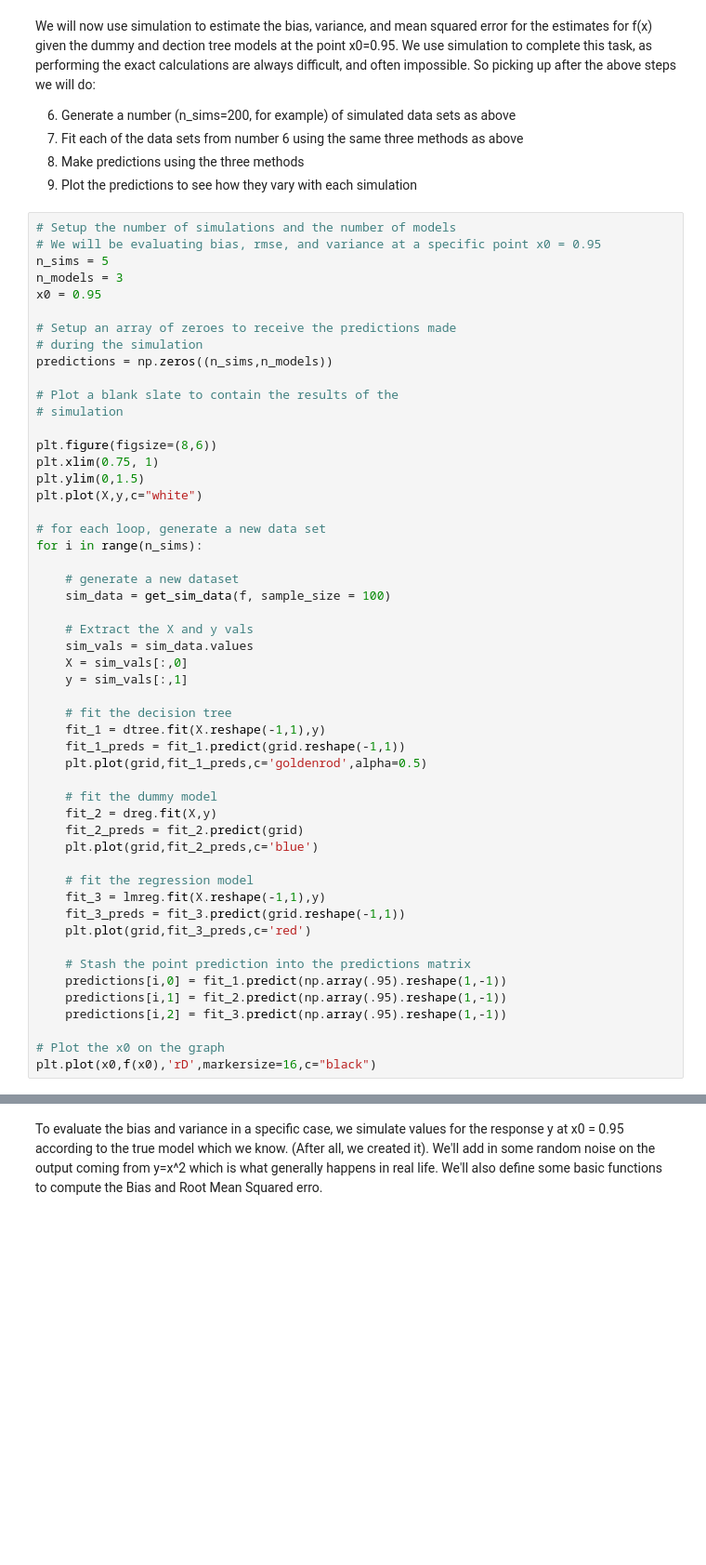
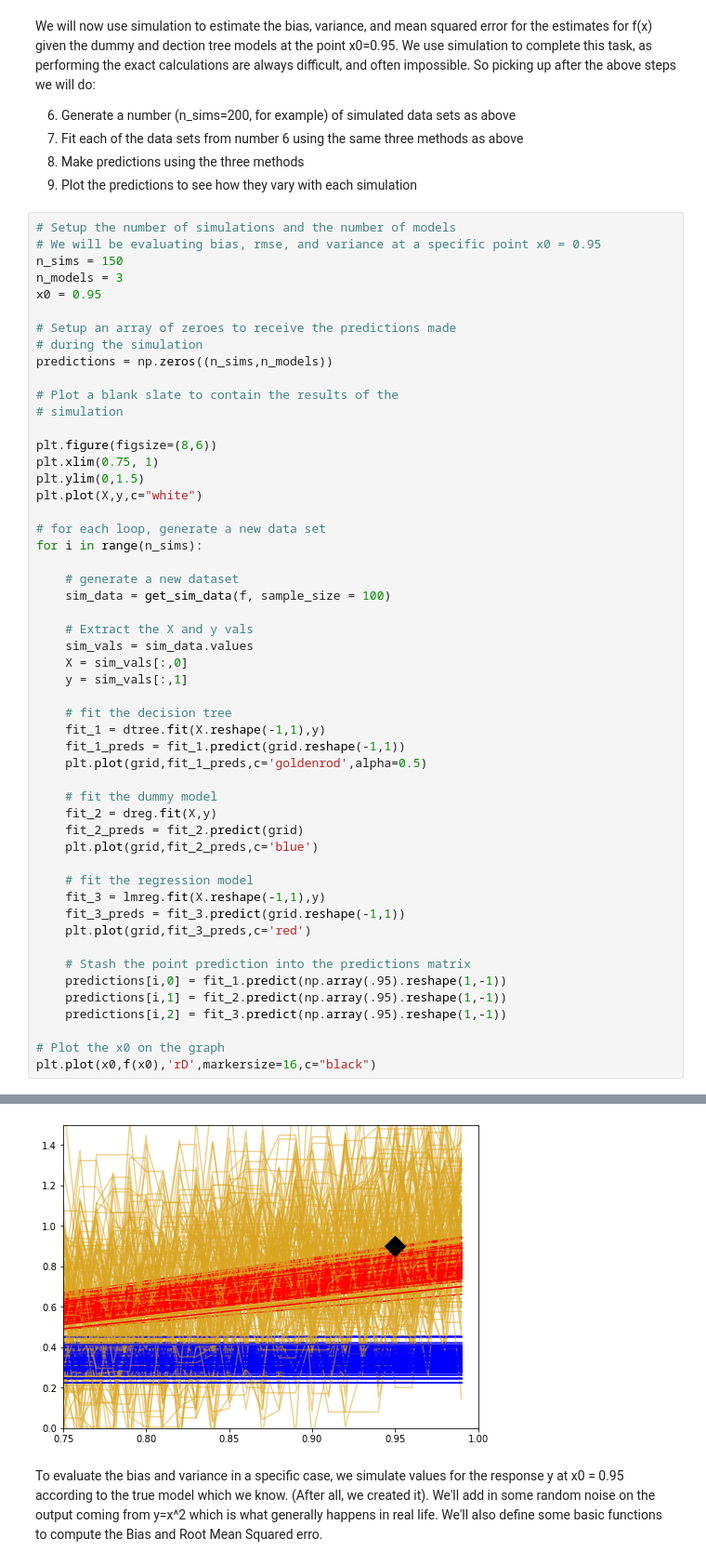
Before and after one commit to steviep42/bios_534, a Jupyter notebook: BIAS_Variance_Tradeoff.ipynb, the cells around one changed output, grey strips where cells are left out. Shown at 93% size. Saved outputs shown, nothing was run; the diff lists cells and outputs as text; blank space fills up the shorter version.

```diff
--- a/BIAS_Variance_Tradeoff.ipynb
+++ b/BIAS_Variance_Tradeoff.ipynb
@@ -212,7 +212,7 @@ We will now use simulation to estimate the bias, variance, and mean squared erro
 # %%
 # Setup the number of simulations and the number of models
 # We will be evaluating bias, rmse, and variance at a specific point x0 = 0.95
-n_sims = 5
+n_sims = 150
 n_models = 3
 x0 = 0.95
 
@@ -266,3 +266,4 @@ NameError: name 'np' is not defined
+[figure, added]
 # %% [markdown]
 To evaluate the bias and variance in a specific case, we simulate values for the response y at x0 = 0.95 according to the true model which we know. (After all, we created it). We'll add in some random noise on the output coming from y=x^2 which is what generally happens in real life.  We'll also define some basic functions to compute the Bias and Root Mean Squared erro.
 # %%
```
Also changed, not shown: parts of 9 cells of this notebook, 1 other file.
